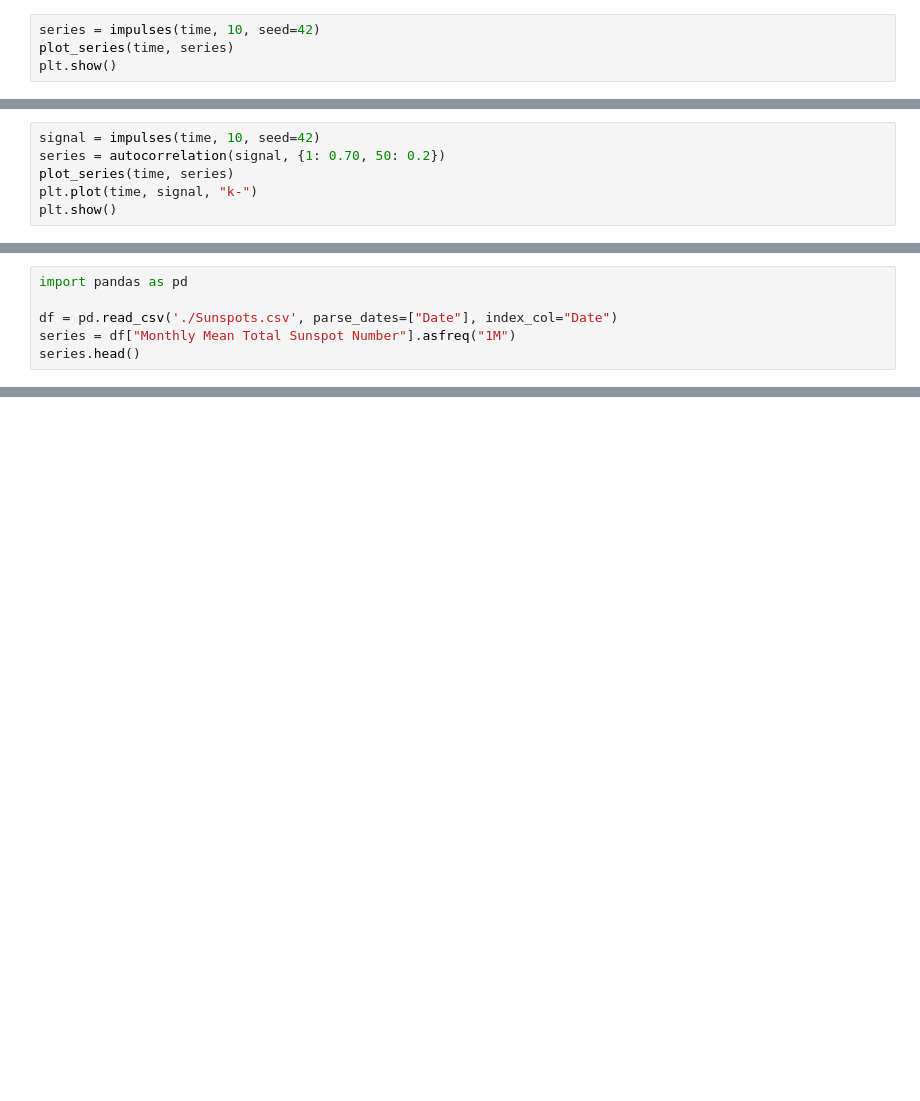
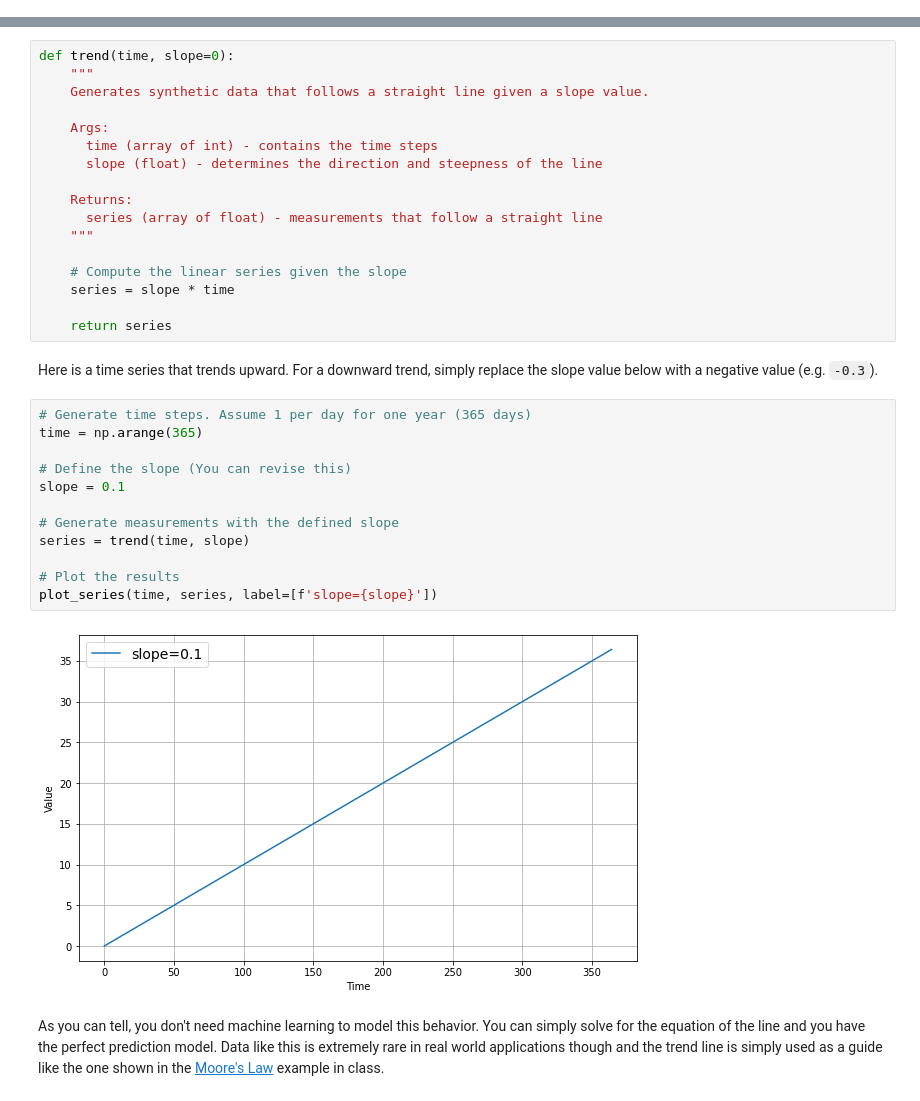
Before and after one commit to tnnz20/Coursera-Lab, a Jupyter notebook: DeepLearning.AI TensorFlow Developer/C4-Sequences, Time Series and Prediction/Week 1/C4_W1_Lab_1_time_series.ipynb, the cells around one changed output, grey strips where cells are left out. Drawn from its saved outputs; the diff is of its cells as text; blank space fills up the shorter version.

```diff
--- a/DeepLearning.AI TensorFlow Developer/C4-Sequences, Time Series and Prediction/Week 1/C4_W1_Lab_1_time_series.ipynb
+++ b/DeepLearning.AI TensorFlow Developer/C4-Sequences, Time Series and Prediction/Week 1/C4_W1_Lab_1_time_series.ipynb
@@ -172,4 +0,0 @@ def impulses(time, num_impulses, amplitude=1, seed=None):
-# %%
-series = impulses(time, 10, seed=42)
-plot_series(time, series)
-plt.show()
@@ -195,6 +0,0 @@ plt.show()
-# %%
-signal = impulses(time, 10, seed=42)
-series = autocorrelation(signal, {1: 0.70, 50: 0.2})
-plot_series(time, series)
-plt.plot(time, signal, "k-")
-plt.show()
@@ -246,6 +0,0 @@ To: /content/Sunspots.csv
-# %%
-import pandas as pd
-
-df = pd.read_csv('./Sunspots.csv', parse_dates=["Date"], index_col="Date")
-series = df["Monthly Mean Total Sunspot Number"].asfreq("1M")
-series.head()
@@ -371,0 +58,35 @@ plt.show()
+# %%
+def trend(time, slope=0):
+    """
+    Generates synthetic data that follows a straight line given a slope value.
+
+    Args:
+      time (array of int) - contains the time steps
+      slope (float) - determines the direction and steepness of the line
+
+    Returns:
+      series (array of float) - measurements that follow a straight line
+    """
+
+    # Compute the linear series given the slope
+    series = slope * time
+
+    return series
+# %% [markdown]
+Here is a time series that trends upward. For a downward trend, simply replace the slope value below with a negative value (e.g. `-0.3`).
+# %%
+# Generate time steps. Assume 1 per day for one year (365 days)
+time = np.arange(365)
+
+# Define the slope (You can revise this)
+slope = 0.1
+
+# Generate measurements with the defined slope
+series = trend(time, slope)
+
+# Plot the results
+plot_series(time, series, label=[f'slope={slope}'])
+# %% [output]
+[figure, added]
+# %% [markdown]
+As you can tell, you don't need machine learning to model this behavior. You can simply solve for the equation of the line and you have the perfect prediction model. Data like this is extremely rare in real world applications though and the trend line is simply used as a guide like the one shown in the [Moore's Law](https://en.wikipedia.org/wiki/Moore%27s_law) example in class.
```
Also changed, not shown: parts of 94 cells of this notebook, 21 other files.
